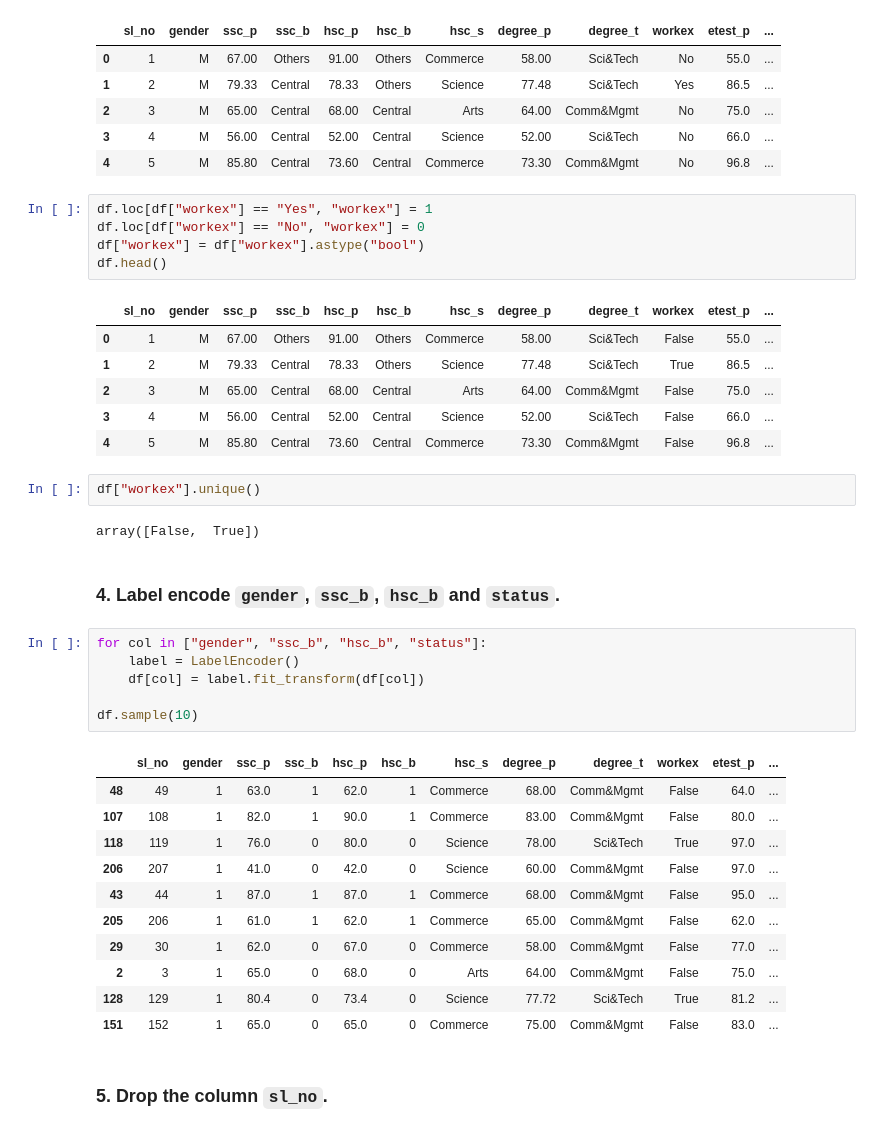
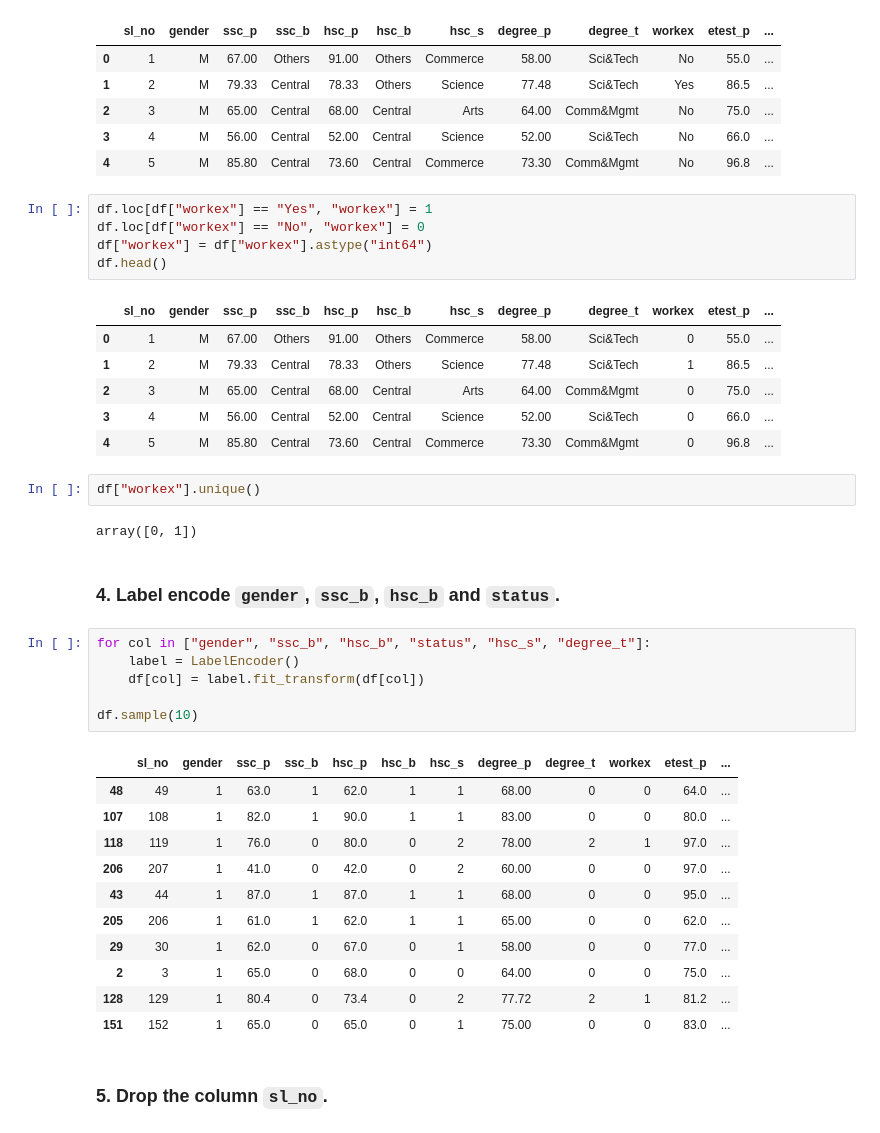
Before and after one commit to tinomerl/campus-recruitment-svm, a Jupyter notebook: campus-recruitment-svm.ipynb, the cells around one changed output. Cells and saved outputs as stored; diff of their text form.

```diff
--- a/campus-recruitment-svm.ipynb
+++ b/campus-recruitment-svm.ipynb
@@ -313,39 +316,39 @@ df.head()
 # %%
 df.loc[df["workex"] == "Yes", "workex"] = 1
 df.loc[df["workex"] == "No", "workex"] = 0
-df["workex"] = df["workex"].astype("bool")
+df["workex"] = df["workex"].astype("int64")
 df.head()
 # %% [output]
 |  | sl_no | gender | ssc_p | ssc_b | hsc_p | hsc_b | hsc_s | degree_p | degree_t | workex | etest_p | ... |
-| 0 | 1 | M | 67.00 | Others | 91.00 | Others | Commerce | 58.00 | Sci&Tech | False | 55.0 | ... |
-| 1 | 2 | M | 79.33 | Central | 78.33 | Others | Science | 77.48 | Sci&Tech | True | 86.5 | ... |
-| 2 | 3 | M | 65.00 | Central | 68.00 | Central | Arts | 64.00 | Comm&Mgmt | False | 75.0 | ... |
-| 3 | 4 | M | 56.00 | Central | 52.00 | Central | Science | 52.00 | Sci&Tech | False | 66.0 | ... |
-| 4 | 5 | M | 85.80 | Central | 73.60 | Central | Commerce | 73.30 | Comm&Mgmt | False | 96.8 | ... |
+| 0 | 1 | M | 67.00 | Others | 91.00 | Others | Commerce | 58.00 | Sci&Tech | 0 | 55.0 | ... |
+| 1 | 2 | M | 79.33 | Central | 78.33 | Others | Science | 77.48 | Sci&Tech | 1 | 86.5 | ... |
+| 2 | 3 | M | 65.00 | Central | 68.00 | Central | Arts | 64.00 | Comm&Mgmt | 0 | 75.0 | ... |
+| 3 | 4 | M | 56.00 | Central | 52.00 | Central | Science | 52.00 | Sci&Tech | 0 | 66.0 | ... |
+| 4 | 5 | M | 85.80 | Central | 73.60 | Central | Commerce | 73.30 | Comm&Mgmt | 0 | 96.8 | ... |
 # %%
 df["workex"].unique()
 # %% [output]
-array([False,  True])
+array([0, 1])
 # %% [markdown]
 ### 4. Label encode `gender`, `ssc_b`, `hsc_b` and `status`.
 # %%
-for col in ["gender", "ssc_b", "hsc_b", "status"]:
+for col in ["gender", "ssc_b", "hsc_b", "status", "hsc_s", "degree_t"]:
     label = LabelEncoder()
     df[col] = label.fit_transform(df[col])
 
 df.sample(10)
 # %% [output]
 |  | sl_no | gender | ssc_p | ssc_b | hsc_p | hsc_b | hsc_s | degree_p | degree_t | workex | etest_p | ... |
-| 48 | 49 | 1 | 63.0 | 1 | 62.0 | 1 | Commerce | 68.00 | Comm&Mgmt | False | 64.0 | ... |
-| 107 | 108 | 1 | 82.0 | 1 | 90.0 | 1 | Commerce | 83.00 | Comm&Mgmt | False | 80.0 | ... |
-| 118 | 119 | 1 | 76.0 | 0 | 80.0 | 0 | Science | 78.00 | Sci&Tech | True | 97.0 | ... |
-| 206 | 207 | 1 | 41.0 | 0 | 42.0 | 0 | Science | 60.00 | Comm&Mgmt | False | 97.0 | ... |
-| 43 | 44 | 1 | 87.0 | 1 | 87.0 | 1 | Commerce | 68.00 | Comm&Mgmt | False | 95.0 | ... |
-| 205 | 206 | 1 | 61.0 | 1 | 62.0 | 1 | Commerce | 65.00 | Comm&Mgmt | False | 62.0 | ... |
-| 29 | 30 | 1 | 62.0 | 0 | 67.0 | 0 | Commerce | 58.00 | Comm&Mgmt | False | 77.0 | ... |
-| 2 | 3 | 1 | 65.0 | 0 | 68.0 | 0 | Arts | 64.00 | Comm&Mgmt | False | 75.0 | ... |
-| 128 | 129 | 1 | 80.4 | 0 | 73.4 | 0 | Science | 77.72 | Sci&Tech | True | 81.2 | ... |
-| 151 | 152 | 1 | 65.0 | 0 | 65.0 | 0 | Commerce | 75.00 | Comm&Mgmt | False | 83.0 | ... |
+| 48 | 49 | 1 | 63.0 | 1 | 62.0 | 1 | 1 | 68.00 | 0 | 0 | 64.0 | ... |
+| 107 | 108 | 1 | 82.0 | 1 | 90.0 | 1 | 1 | 83.00 | 0 | 0 | 80.0 | ... |
+| 118 | 119 | 1 | 76.0 | 0 | 80.0 | 0 | 2 | 78.00 | 2 | 1 | 97.0 | ... |
+| 206 | 207 | 1 | 41.0 | 0 | 42.0 | 0 | 2 | 60.00 | 0 | 0 | 97.0 | ... |
+| 43 | 44 | 1 | 87.0 | 1 | 87.0 | 1 | 1 | 68.00 | 0 | 0 | 95.0 | ... |
+| 205 | 206 | 1 | 61.0 | 1 | 62.0 | 1 | 1 | 65.00 | 0 | 0 | 62.0 | ... |
+| 29 | 30 | 1 | 62.0 | 0 | 67.0 | 0 | 1 | 58.00 | 0 | 0 | 77.0 | ... |
+| 2 | 3 | 1 | 65.0 | 0 | 68.0 | 0 | 0 | 64.00 | 0 | 0 | 75.0 | ... |
+| 128 | 129 | 1 | 80.4 | 0 | 73.4 | 0 | 2 | 77.72 | 2 | 1 | 81.2 | ... |
+| 151 | 152 | 1 | 65.0 | 0 | 65.0 | 0 | 1 | 75.00 | 0 | 0 | 83.0 | ... |
 # %% [markdown]
 ### 5. Drop the column `sl_no`.
 # %%
```
Also changed, not shown: parts of 6 cells of this notebook.
